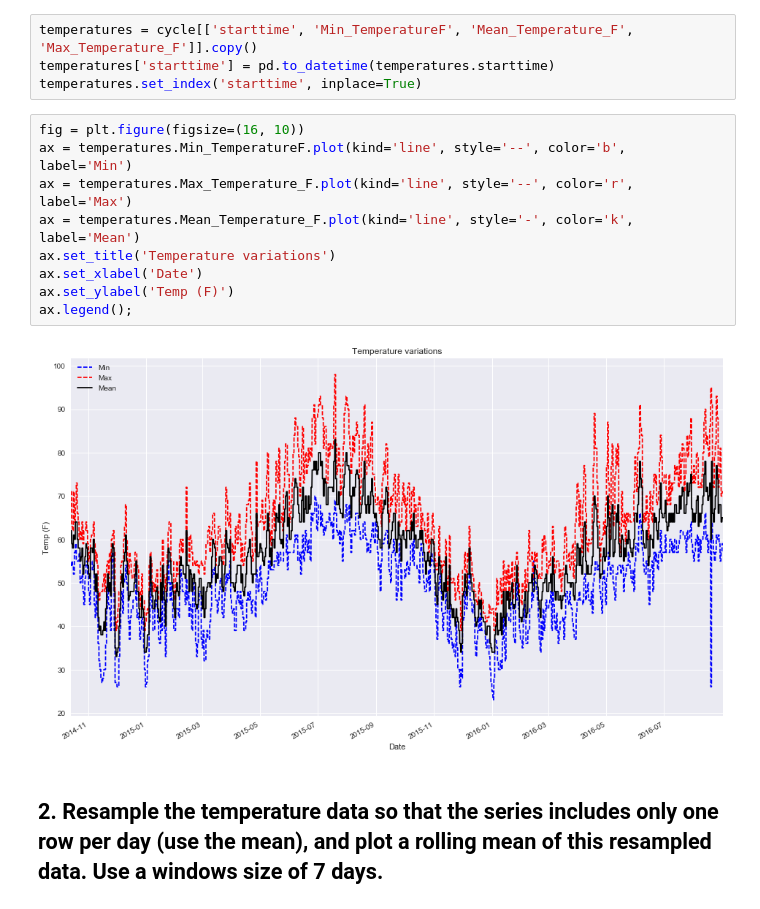
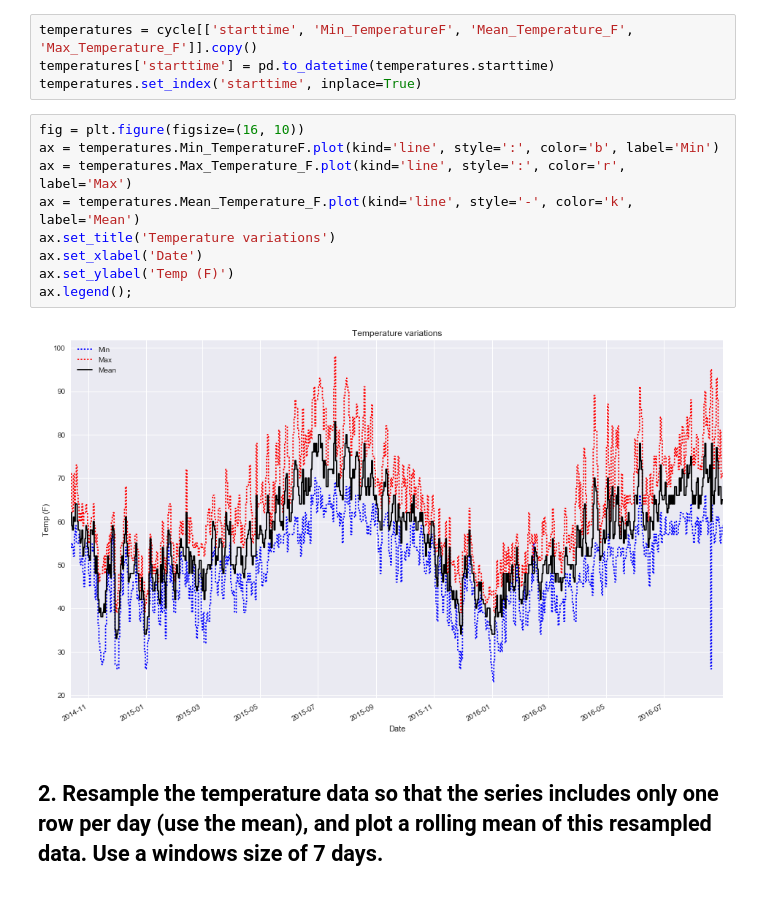
Before and after one commit to aleph314/K2, a Jupyter notebook: EDA/eda_all_problems.ipynb, the cells around one changed output. Drawn from its saved outputs; the diff is of its cells as text.

```diff
--- a/EDA/eda_all_problems.ipynb
+++ b/EDA/eda_all_problems.ipynb
@@ -881,15 +981,15 @@ temperatures['starttime'] = pd.to_datetime(temperatures.starttime)
 temperatures.set_index('starttime', inplace=True)
 # %%
 fig = plt.figure(figsize=(16, 10))
-ax = temperatures.Min_TemperatureF.plot(kind='line', style='--', color='b', label='Min')
-ax = temperatures.Max_Temperature_F.plot(kind='line', style='--', color='r', label='Max')
+ax = temperatures.Min_TemperatureF.plot(kind='line', style=':', color='b', label='Min')
+ax = temperatures.Max_Temperature_F.plot(kind='line', style=':', color='r', label='Max')
 ax = temperatures.Mean_Temperature_F.plot(kind='line', style='-', color='k', label='Mean')
 ax.set_title('Temperature variations')
 ax.set_xlabel('Date')
 ax.set_ylabel('Temp (F)')
 ax.legend();
 # %% [output]
-[figure, old version]
+[figure, new version]
 # %% [markdown]
 ## 2. Resample the temperature data so that the series includes only one row per day (use the mean), and plot a rolling mean of this resampled data. Use a windows size of 7 days.
 # %%
```
Also changed, not shown: parts of 38 cells of this notebook, 2 other files.
